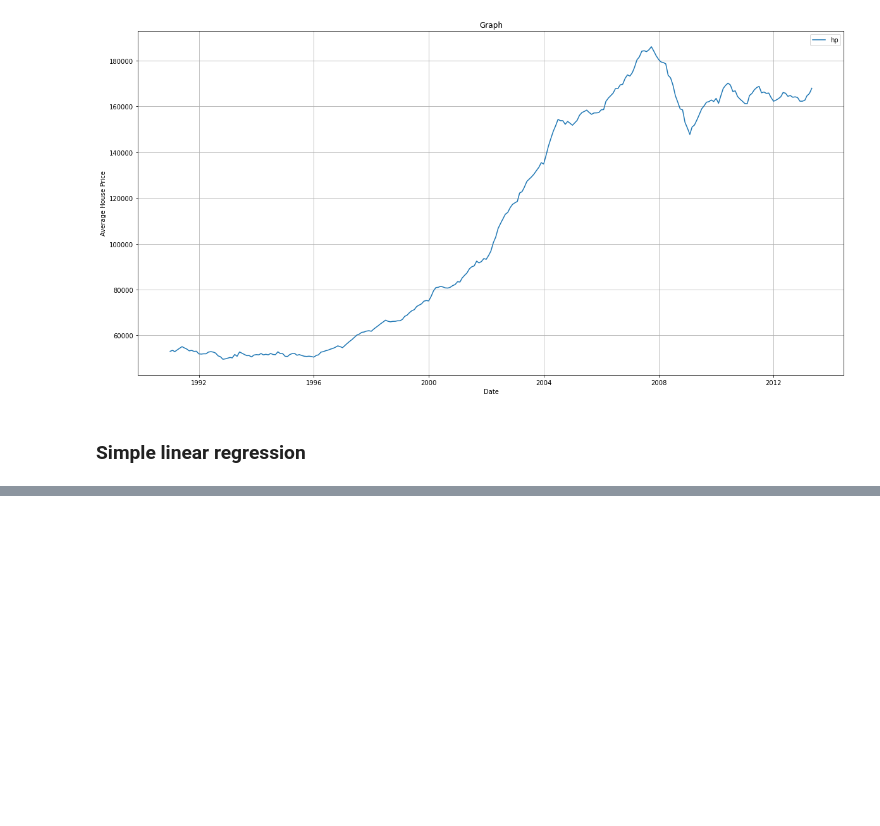
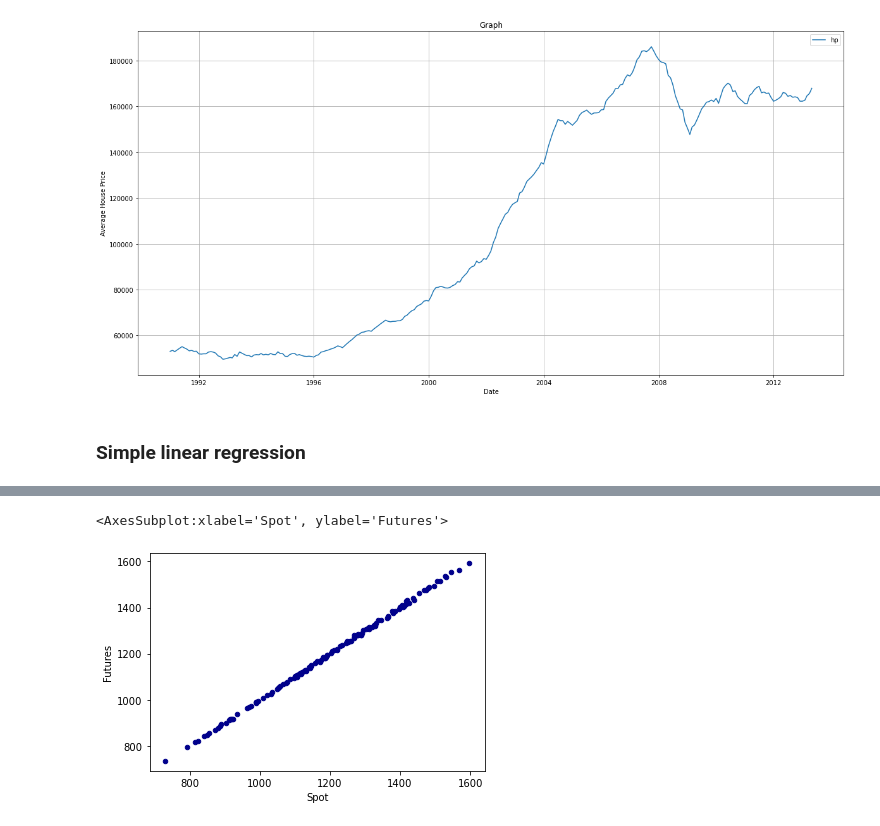
Before and after one commit to bachpx195/the_big_trade, a Jupyter notebook: python_for_finance/Day1.ipynb, the cells around one changed output, grey strips where cells are left out. Drawn from its saved outputs; the diff is of its cells as text; code cells hidden in the pictures; blank space fills up the shorter version.

```diff
--- a/python_for_finance/Day1.ipynb
+++ b/python_for_finance/Day1.ipynb
@@ -149,7 +184,18 @@ formula = 'Spot ~ Futures'
 
 results = smf.ols(formula, data).fit()
 
-print(results.summary)
+print(results.summary())
+
+data.plot.scatter(x='Spot', y='Futures', c='DarkBlue')
+
+# plt.figure(figsize=(20,10))
+# plt.scatter(pd['Spot'],pd['Futures'], label='skitscat', color='k', s=25, marker="o")
+
+# plt.xlabel('x')
+# plt.ylabel('y')
+# plt.title('Interesting Graph\nCheck it out')
+# plt.legend()
+# plt.show()
 # %% [output]
                             OLS Regression Results
 ==============================================================================
@@ -161,10 +207,12 @@ Time:                        21:55:44   Log-Likelihood:                -385.99
 No. Observations:                 135   AIC:                             776.0
 Df Residuals:                     133   BIC:                             781.8
 Df Model:                           1
 Covariance Type:            nonrobust
 ==============================================================================
 ... (11 lines left out)
 Notes:
 [1] Standard Errors assume that the covariance matrix of the errors is correctly specified.
 [2] The condition number is large, 7.55e+03. This might indicate that there are
 strong multicollinearity or other numerical problems.
+<AxesSubplot:xlabel='Spot', ylabel='Futures'>
+[figure, added]
```
Also changed, not shown: parts of 5 cells of this notebook.
